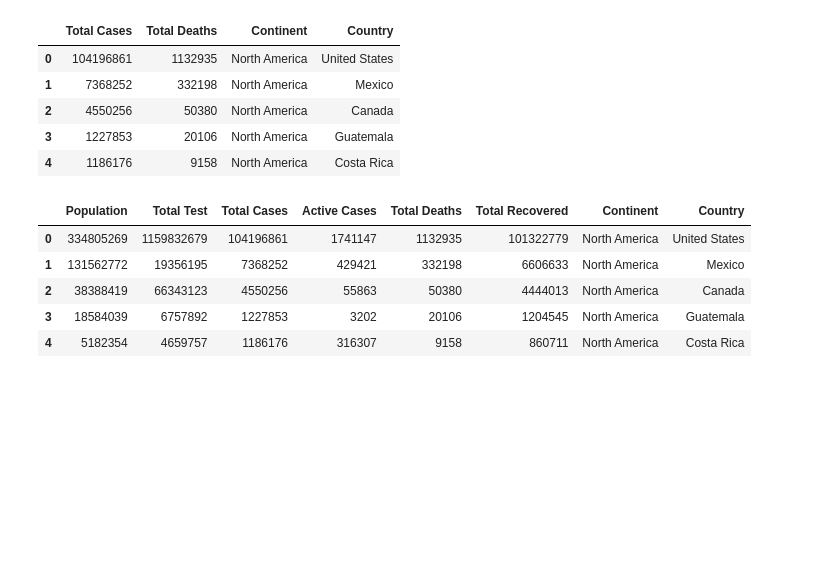
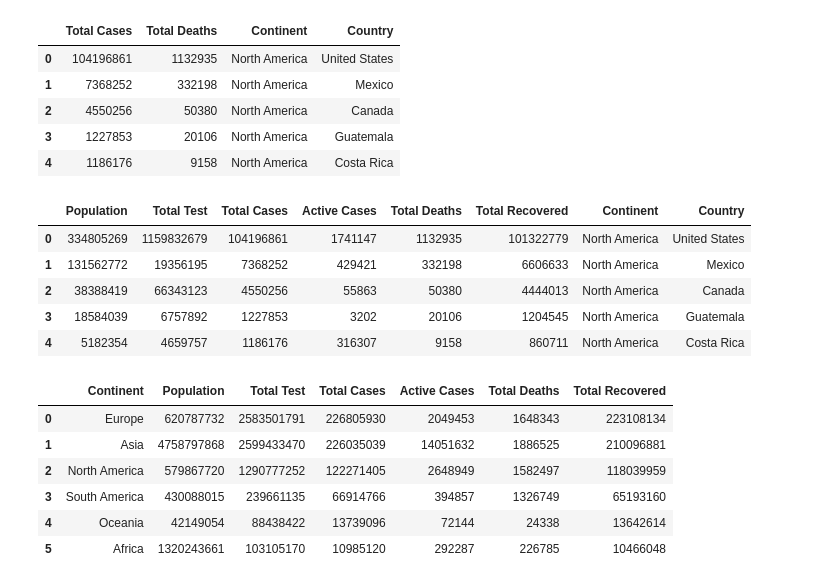
Before and after one commit to BootCamp24/project-3-group-05, a Jupyter notebook: data_engineering_eda/EDA.ipynb, the cells around one changed output. Drawn from its saved outputs; the diff is of its cells as text; code cells hidden in the pictures; blank space fills up the shorter version.

```diff
--- a/data_engineering_eda/EDA.ipynb
+++ b/data_engineering_eda/EDA.ipynb
@@ -371,3 +372,50 @@ df_map.head()
 | 2 | 38388419 | 66343123 | 4550256 | 55863 | 50380 | 4444013 | North America | Canada |
 | 3 | 18584039 | 6757892 | 1227853 | 3202 | 20106 | 1204545 | North America | Guatemala |
 | 4 | 5182354 | 4659757 | 1186176 | 316307 | 9158 | 860711 | North America | Costa Rica |
+# %%
+# user inputs
+user_continent = 'All'
+user_min_total_cases = 1
+
+# switch on user_region
+if user_continent == 'All':
+    where_clause = "1=1"
+else:
+    where_clause = f"Continent = '{user_continent}'"
+
+query = f"""
+            SELECT
+               Continent,
+                SUM("Population") AS Population,
+                SUM("Total Test") AS "Total Test",
+                SUM("Total Cases") AS "Total Cases",
+                SUM("Active Cases") AS "Active Cases",
+                SUM("Total Deaths") AS "Total Deaths",
+                SUM("Total Recovered") AS "Total Recovered"
+
+
+            From
+                covid
+            Group by
+                "Continent"
+            Order by
+                "Total Cases" DESC;
+
+            """
+                # AVG(TTest_TCases_Ratio) AS TT_to_TC,
+                # AVG(TTest_TDeath_Ratio) AS TT_to_TD,
+                # AVG(TTest_Pop_Ratio) AS TT_to_P,
+                # AVG(TCases_TReco_Ratio) AS TC_to_TR
+df_table = pd.read_sql((query), con=engine)
+# Round the AVG columns to 2 decimal places
+# avg_columns = ["TT_to_TC", "TT_to_TD", "TT_to_P", "TC_to_TR"]
+# df_table[avg_columns] = df_table[avg_columns].round(2)
+df_table.head(12)
+# %% [output]
+|  | Continent | Population | Total Test | Total Cases | Active Cases | Total Deaths | Total Recovered |
+| 0 | Europe | 620787732 | 2583501791 | 226805930 | 2049453 | 1648343 | 223108134 |
+| 1 | Asia | 4758797868 | 2599433470 | 226035039 | 14051632 | 1886525 | 210096881 |
+| 2 | North America | 579867720 | 1290777252 | 122271405 | 2648949 | 1582497 | 118039959 |
+| 3 | South America | 430088015 | 239661135 | 66914766 | 394857 | 1326749 | 65193160 |
+| 4 | Oceania | 42149054 | 88438422 | 13739096 | 72144 | 24338 | 13642614 |
+| 5 | Africa | 1320243661 | 103105170 | 10985120 | 292287 | 226785 | 10466048 |
```
Also changed, not shown: parts of 7 cells of this notebook, 6 other files.
